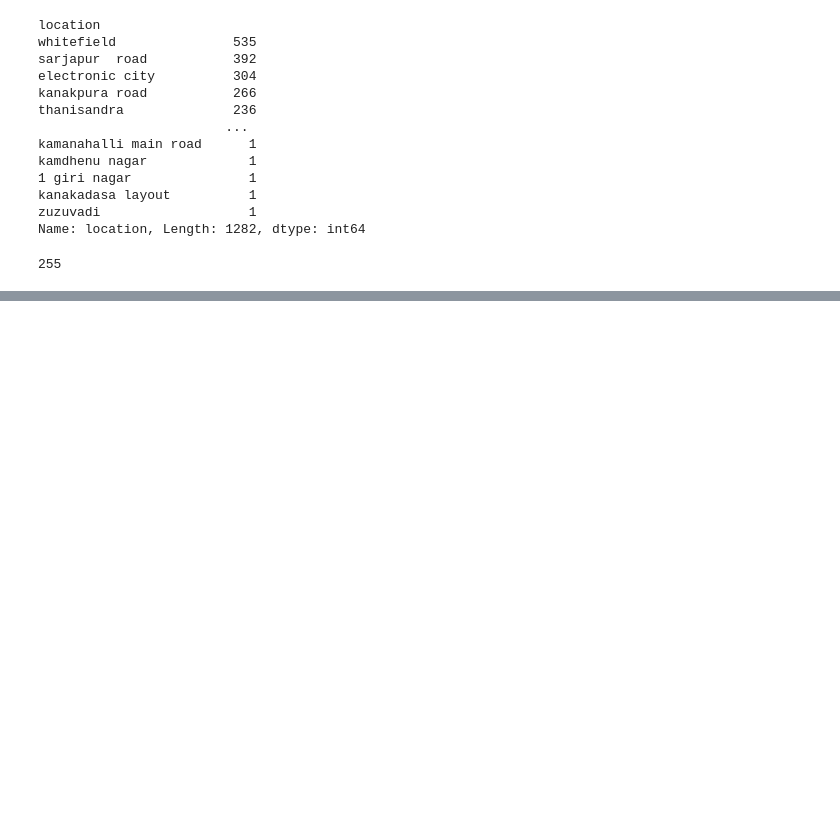
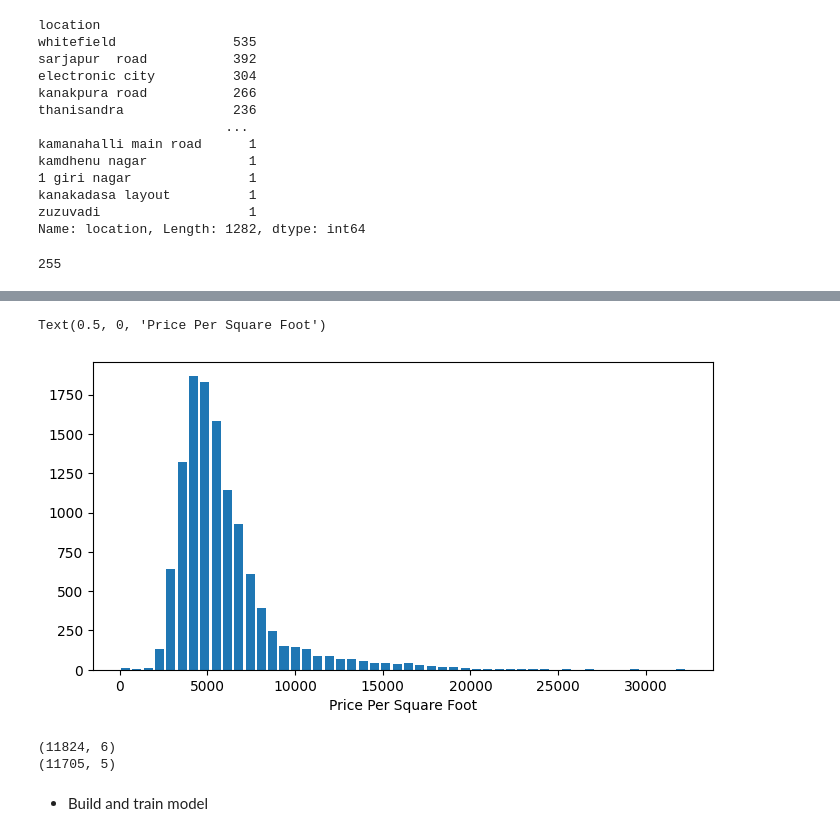
Before and after one commit to ZalmanKelber/ml_project_tutorial, a Jupyter notebook: model/model.ipynb, the cells around one changed output, grey strips where cells are left out. Drawn from its saved outputs; the diff is of its cells as text; code cells hidden in the pictures; blank space fills up the shorter version.

```diff
--- a/model/model.ipynb
+++ b/model/model.ipynb
@@ -196,0 +245,19 @@ df.head()
+# %%
+# Plot the distribution of price per square foot
+matplotlib.rcParams['figure.figsize'] = (8,4)
+plt.hist(df2['price_per_sq'], bins=50, rwidth=.8)
+plt.xlabel('Price Per Square Foot')
+# %% [output]
+Text(0.5, 0, 'Price Per Square Foot')
+[figure, added]
+# %%
+# Remove homes in which number of bathrooms two or more greather than number of bedrooms
+# Remove price per square foot features
+print(df2.shape)
+df2 = df2[df2['bedrooms'] + 2 > df2['bathrooms']].drop('price_per_sq', axis='columns')
+print(df2.shape)
+# %% [output]
+(11824, 6)
+(11705, 5)
+# %% [markdown]
+* Build and train model
```
Also changed, not shown: parts of 19 cells of this notebook, 5 other files.
